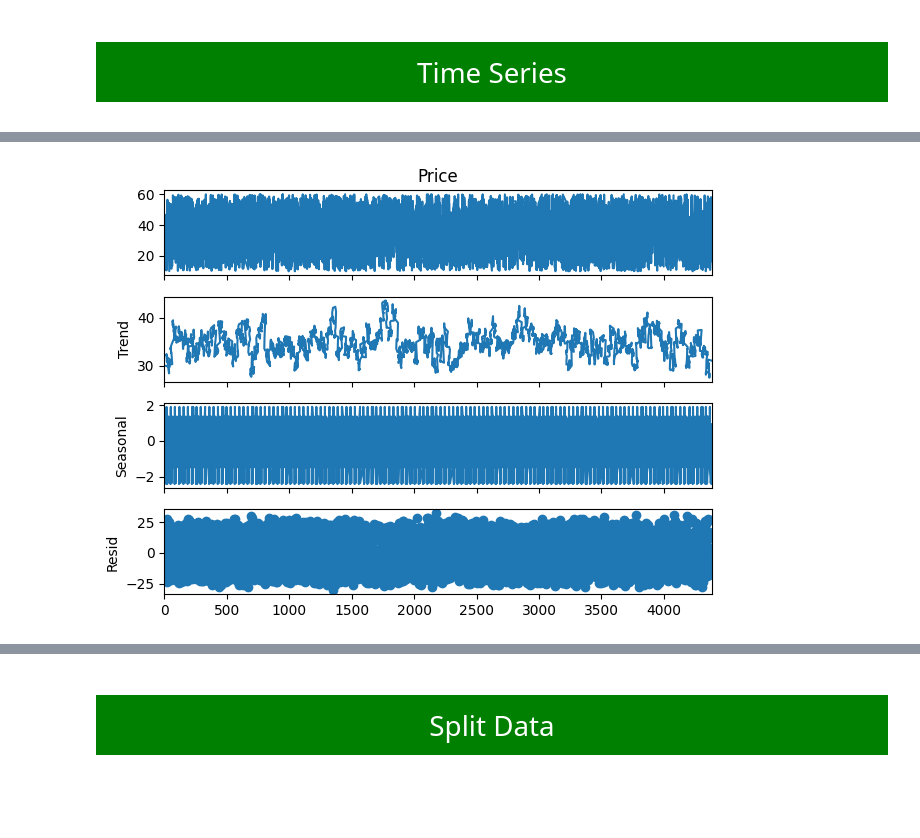
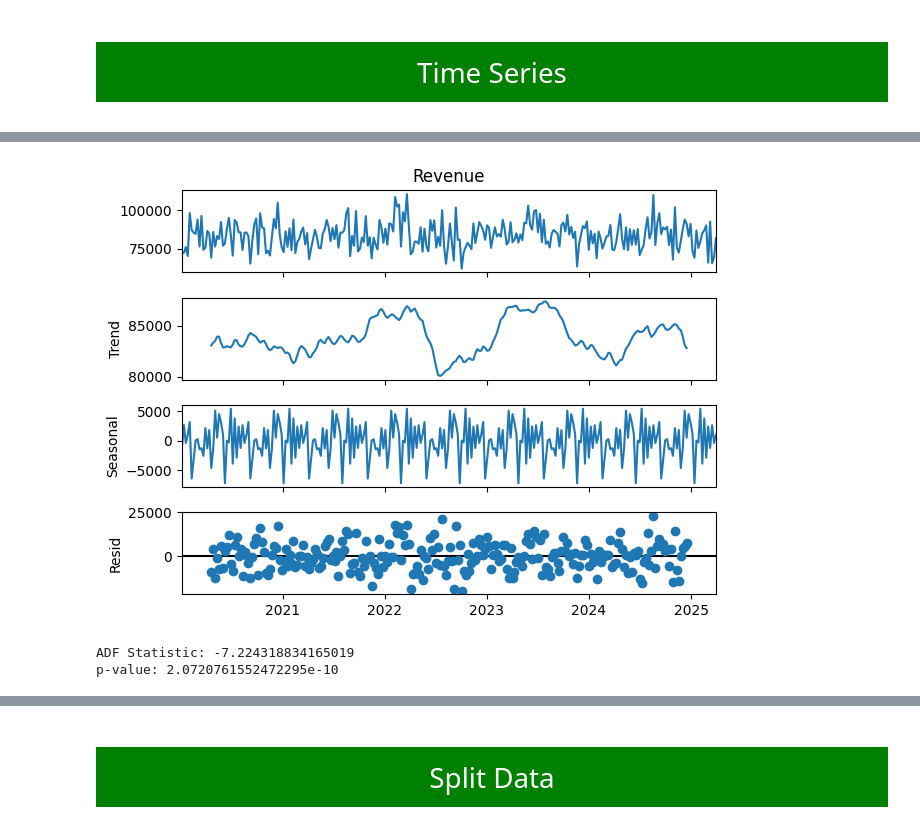
Before and after one commit to Islam-Ragab8/ML-, a Jupyter notebook: supplement-sales-data.ipynb, the cells around one changed output, grey strips where cells are left out. Drawn from its saved outputs; the diff is of its cells as text; code cells hidden in the pictures; blank space fills up the shorter version.

```diff
--- a/supplement-sales-data.ipynb
+++ b/supplement-sales-data.ipynb
@@ -242,3 +243,6 @@ plt.show()
 [figure]
 # %% [markdown]
 # <p style="padding:10px;background-color: green ;margin:0;color:white;font-family:newtimeroman;font-size:100%;text-align:center;border-radius: 15px 50px;overflow:hidden;font-weight:500">Time Series</p>
+# %%
+# تجميع البيانات أسبوعياً (إذا لم تكن مجمعة بالفعل)
+weekly_sales = df.groupby('Date')['Revenue'].sum()
@@ -245,7 +265,18 @@ plt.show()
 # %%
 # Decompose the time series
-result = seasonal_decompose(df['Price'], model='additive', period=30)  # assume monthly data
+result = seasonal_decompose(weekly_sales, model='additive', period=30)  # assume monthly data
 result.plot()
 plt.show()
 # %% [output]
-[figure, old version]
+[figure, new version]
+# %%
+from statsmodels.graphics.tsaplots import plot_acf, plot_pacf
+from statsmodels.tsa.stattools import adfuller
+
+# اختبار Dickey-Fuller
+result = adfuller(weekly_sales)
+print('ADF Statistic:', result[0])
+print('p-value:', result[1])
+# %% [output]
+ADF Statistic: -7.224318834165019
+p-value: 2.0720761552472295e-10
```
Also changed, not shown: parts of 12 cells of this notebook.
